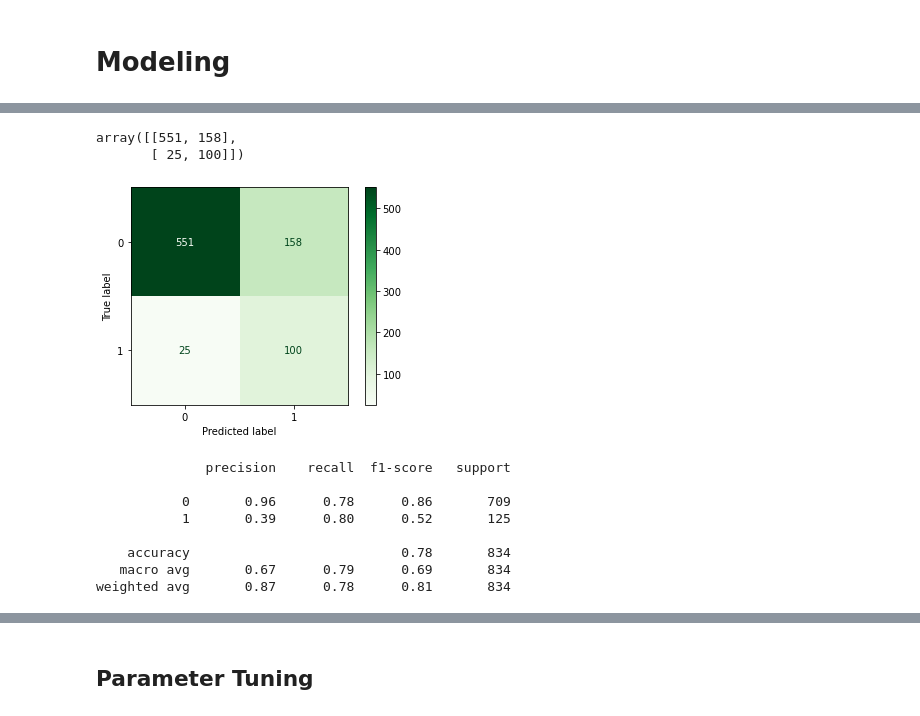
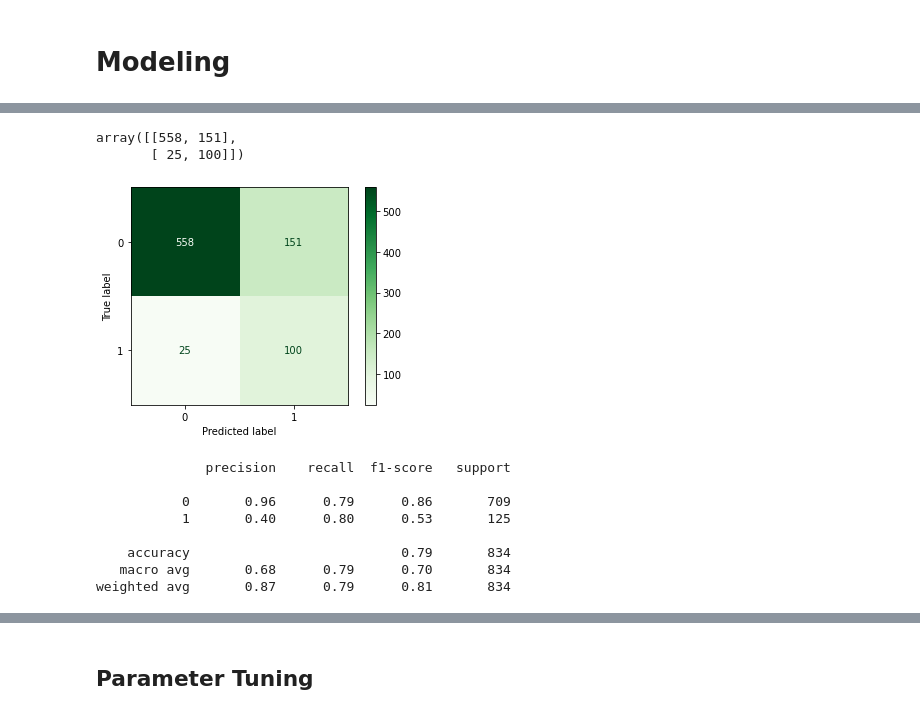
Before and after one commit to jmg0144/Customer-Churn-Classification-Analysis, a Jupyter notebook: phase-3-project.ipynb, the cells around one changed output, grey strips where cells are left out. Cells and saved outputs as stored; diff of their text form; code cells hidden in the pictures.

```diff
--- a/phase-3-project.ipynb
+++ b/phase-3-project.ipynb
@@ -521,4 +539,9 @@ X_test_scaled_b = scale_features.transform(features_b_test)
+# %%
+#Scale testing and training features
+scale_features = StandardScaler()
+scale_features.fit(features_a_train)
+X_train_scaled_a = scale_features.transform(features_a_train)
+X_test_scaled_a = scale_features.transform(features_a_test)
 # %%
-model_b = LogisticRegression(solver='liblinear', class_weight='balanced')
+#Create logistic regression model
+model_a = LogisticRegression(solver='liblinear', class_weight='balanced')
-# %%
-model_b.fit(X_train_scaled_b, y_train_lb)
@@ -526,0 +548,3 @@ LogisticRegression(class_weight='balanced', solver='liblinear')
+# %%
+#Fit model to training data
+model_a.fit(X_train_scaled_a, y_train_lb)
@@ -544,23 +561,23 @@ y_pred_b = model_b.predict(X_test_scaled_b)
 # %%
-conf_mx = confusion_matrix(y_test_lb, y_pred_b)
+conf_mx = confusion_matrix(y_test_lb, y_pred_a)
 conf_mx
 # %% [output]
-array([[551, 158],
+array([[558, 151],
        [ 25, 100]])
 # %%
-plot_confusion_matrix(model_b, X_test_scaled_b, y_test_lb, cmap='Greens')
+plot_confusion_matrix(model_a, X_test_scaled_a, y_test_lb, cmap='Greens')
 plt.grid(False)
 # %% [output]
-[figure, old version]
+[figure, new version]
 # %%
-print(classification_report(y_test_lb, model_b.predict(X_test_scaled_b)))
+print(classification_report(y_test_lb, model_a.predict(X_test_scaled_a)))
 # %% [output]
               precision    recall  f1-score   support
 
-           0       0.96      0.78      0.86       709
-           1       0.39      0.80      0.52       125
+           0       0.96      0.79      0.86       709
+           1       0.40      0.80      0.53       125
 
-    accuracy                           0.78       834
-   macro avg       0.67      0.79      0.69       834
-weighted avg       0.87      0.78      0.81       834
+    accuracy                           0.79       834
+   macro avg       0.68      0.79      0.70       834
+weighted avg       0.87      0.79      0.81       834
 # %%
```
Also changed, not shown: parts of 82 cells of this notebook.
